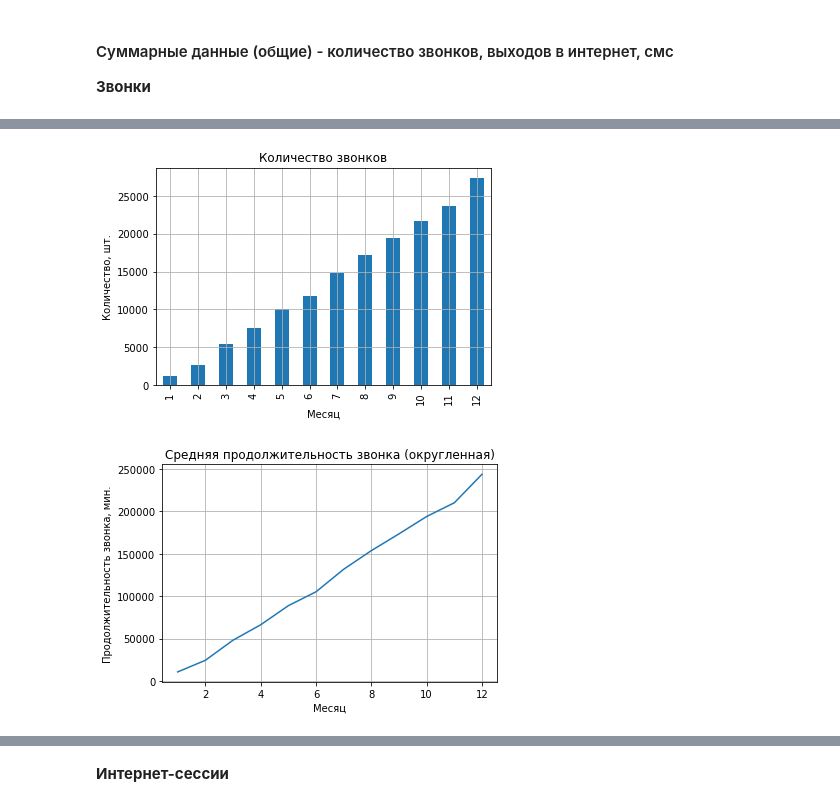
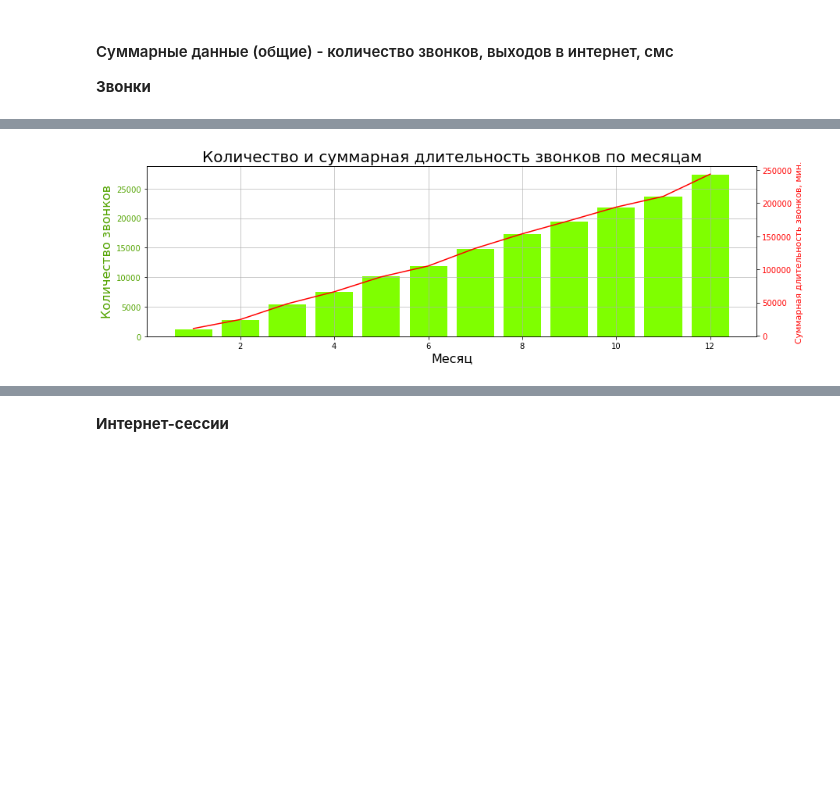
Before and after one commit to Oleg-Volontsevich/Yandex_Practicum_Projects, a Jupyter notebook: project03_tarif_analyzing/yp_project_03.ipynb, the cells around one changed output, grey strips where cells are left out. Saved outputs shown, nothing was run; the diff lists cells and outputs as text; code cells hidden in the pictures; blank space fills up the shorter version.

```diff
--- a/project03_tarif_analyzing/yp_project_03.ipynb
+++ b/project03_tarif_analyzing/yp_project_03.ipynb
@@ -373,3 +375,13 @@ plt.xlabel('Трафик, МБ');
 <a name="311"></a>
 #### Суммарные данные (общие) - количество звонков, выходов в интернет, смс
 **Звонки**
+# %%
+calls_pivot = calls.pivot_table(index=calls['call_date'].dt.month,
+                                values='duration',
+                                aggfunc=('count', 'sum', 'mean', 'median'))
+
+calls_pivot.columns = ['calls_count', 'calls_duration_mean', 'calls_duration_median', 'calls_duration_sum']
+calls_pivot.index.names = ['calls_month']
+
+calls_pivot.style.bar(subset=['calls_count', 'calls_duration_sum'], color='Chartreuse', vmin=0).set_caption(
+    'Количество, средняя, медианная и суммарная длительность звонков по месяцам') #color='skyblue'
@@ -376,18 +404,35 @@ plt.xlabel('Трафик, МБ');
+# %%
+x = calls_pivot.index
+y1 = calls_pivot['calls_count']
+y2 = calls_pivot['calls_duration_sum']
+
+# количество
+fig, ax1 = plt.subplots(1,1,figsize=(14,4)) #dpi= 80
+ax1.bar(x, y1, color='Chartreuse')
+
+ax1.set_xlabel('Месяц', fontsize=16)
+ax1.set_ylabel('Количество звонков', color='#52a300', fontsize=16)
+ax1.tick_params(axis='y', rotation=0, labelcolor='#52a300' )
+ax1.grid(alpha=.8)
+
+# сумма
+ax2 = ax1.twinx()
+ax2.plot(x, y2, color='red')
+
+ax2.set_ylabel('Суммарная длительность звонков, мин.', color='red', fontsize=11)
+ax2.tick_params(axis='y', labelcolor='red')
+ax2.set_title('Количество и суммарная длительность звонков по месяцам', fontsize=20)
+plt.show();
+# %% [output]
+[figure, added]
 # %%
-calls_pivot = calls.pivot_table(index=calls['call_date'].dt.month,
-                                values='duration',
-                                aggfunc=('count', 'sum', 'mean', 'median'))
+#calls_pivot['calls_count'].plot(kind="bar", grid=True, legend=False)
+#plt.title('Количество звонков по месяцам')
+#plt.ylabel('Количество, шт.')
+#plt.xlabel('Месяц')
+#plt.show()
 
-calls_pivot['count'].plot(kind="bar", grid=True, legend=False)
-plt.title('Количество звонков')
-plt.ylabel('Количество, шт.')
-plt.xlabel('Месяц')
-plt.show()
-
-calls_pivot['sum'].plot(grid=True, legend=False)
-plt.title('Средняя продолжительность звонка (округленная)')
-plt.ylabel('Продолжительность звонка, мин.')
-plt.xlabel('Месяц');
+#calls_pivot['calls_duration_sum'].plot(grid=True, legend=False)
+#plt.title('Суммарная длительность звонков по месяцам')
+#plt.ylabel('Длительность звонков, мин.')
+#plt.xlabel('Месяц');
-# %% [output]
-[figure, removed]
-[figure, removed]
```
Also changed, not shown: parts of 69 cells of this notebook.
